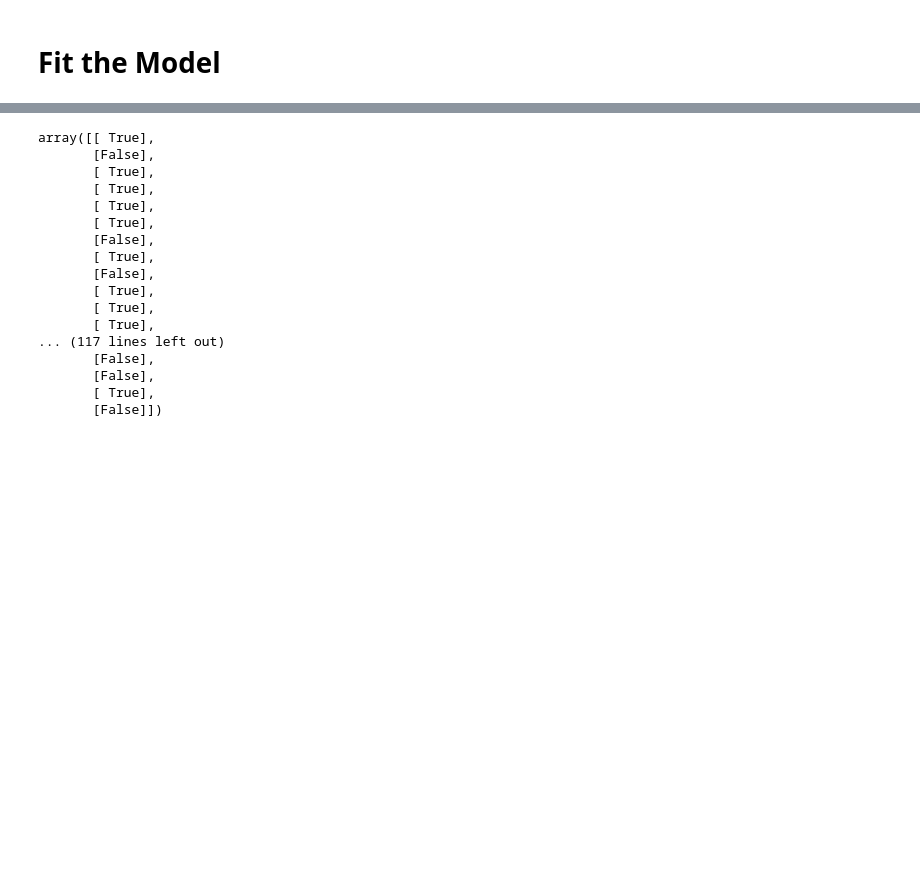
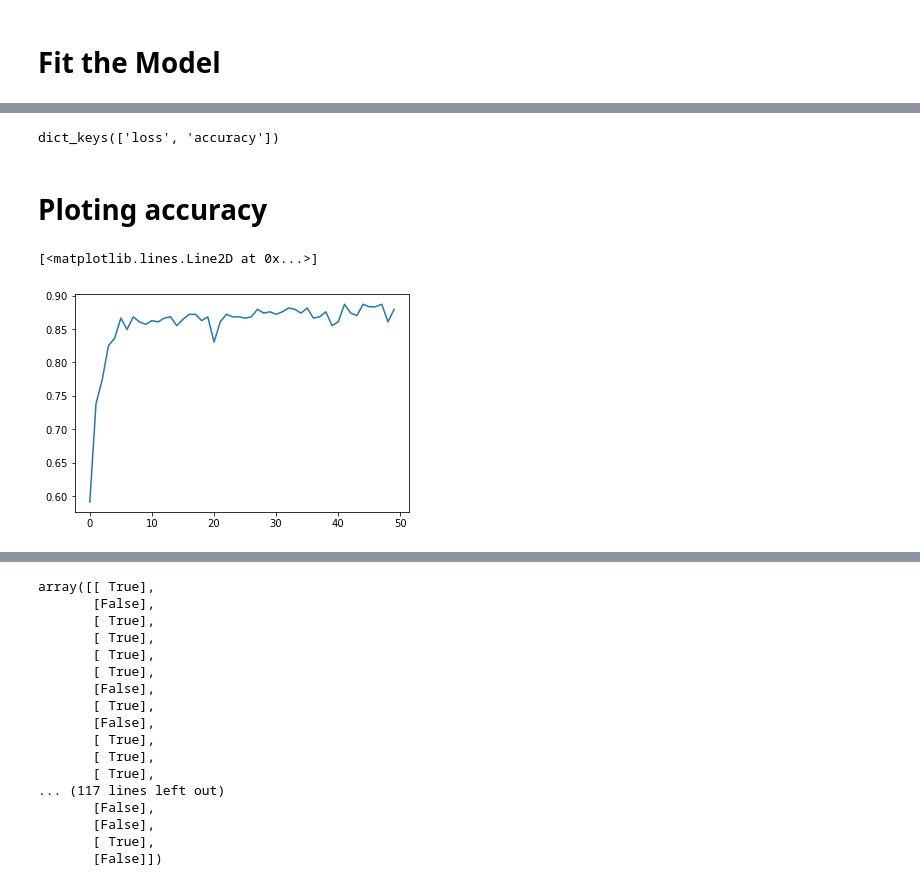
Before and after one commit to prnbbora4/BCLPS-majorProject, a Jupyter notebook: Analysis/Loan Prediction/Bank Loan Aproval.ipynb, the cells around one changed output, grey strips where cells are left out. Cells and saved outputs as stored; diff of their text form; code cells hidden in the pictures; blank space fills up the shorter version.

```diff
--- a/Analysis/Loan Prediction/Bank Loan Aproval.ipynb
+++ b/Analysis/Loan Prediction/Bank Loan Aproval.ipynb
@@ -95,4 +96,4 @@ classifier.compile(optimizer='adam', loss='binary_crossentropy', metrics=['accur
 # %% [markdown]
 # Fit the Model
 # %%
-classifier.fit(X_train, y_train, batch_size=20, epochs=50, verbose=0)
+history = classifier.fit(X_train, y_train, batch_size=20, epochs=50, verbose=0)
@@ -106,0 +125,12 @@ eval_model
+# %%
+# list all data in history
+history.history.keys()
+# %% [output]
+dict_keys(['loss', 'accuracy'])
+# %% [markdown]
+# Ploting accuracy
+# %%
+plt.plot(history.history['accuracy'])
+# %% [output]
+[<matplotlib.lines.Line2D at 0x...>]
+[figure, added]
```
Also changed, not shown: parts of 14 cells of this notebook, 2 other files.
